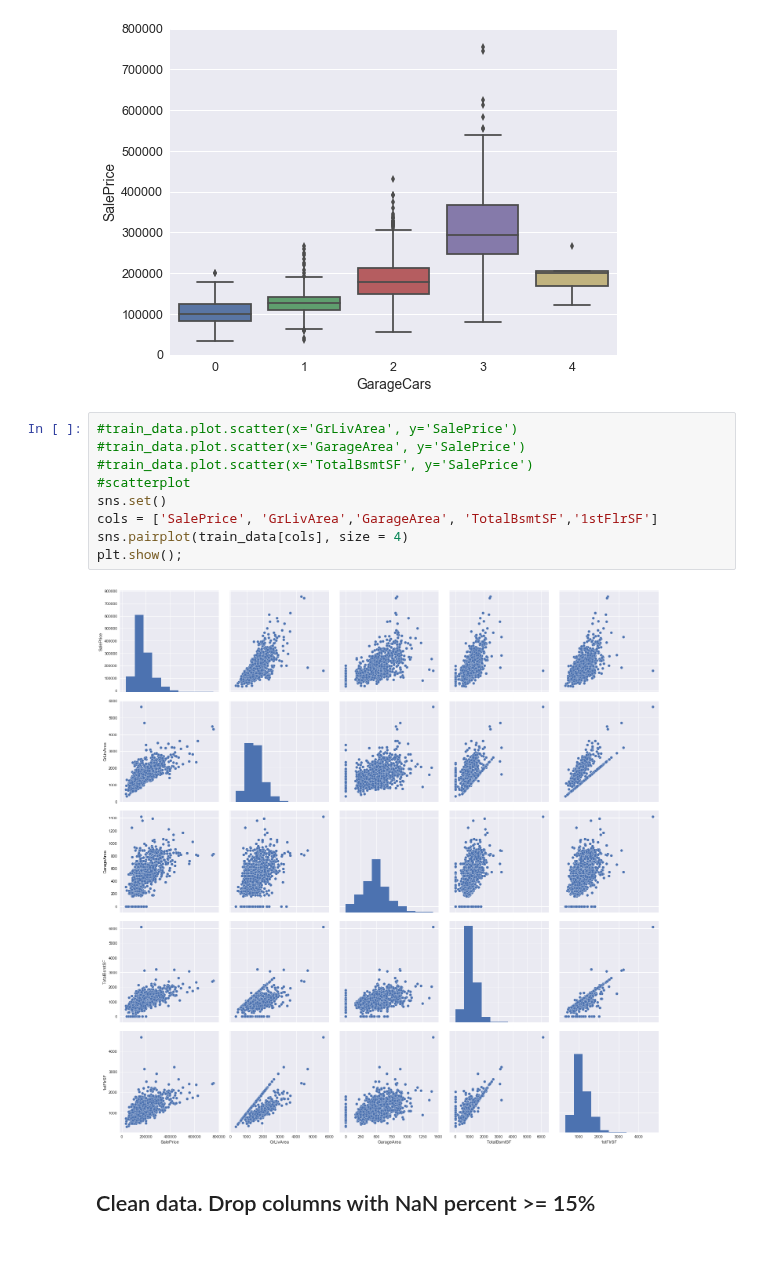
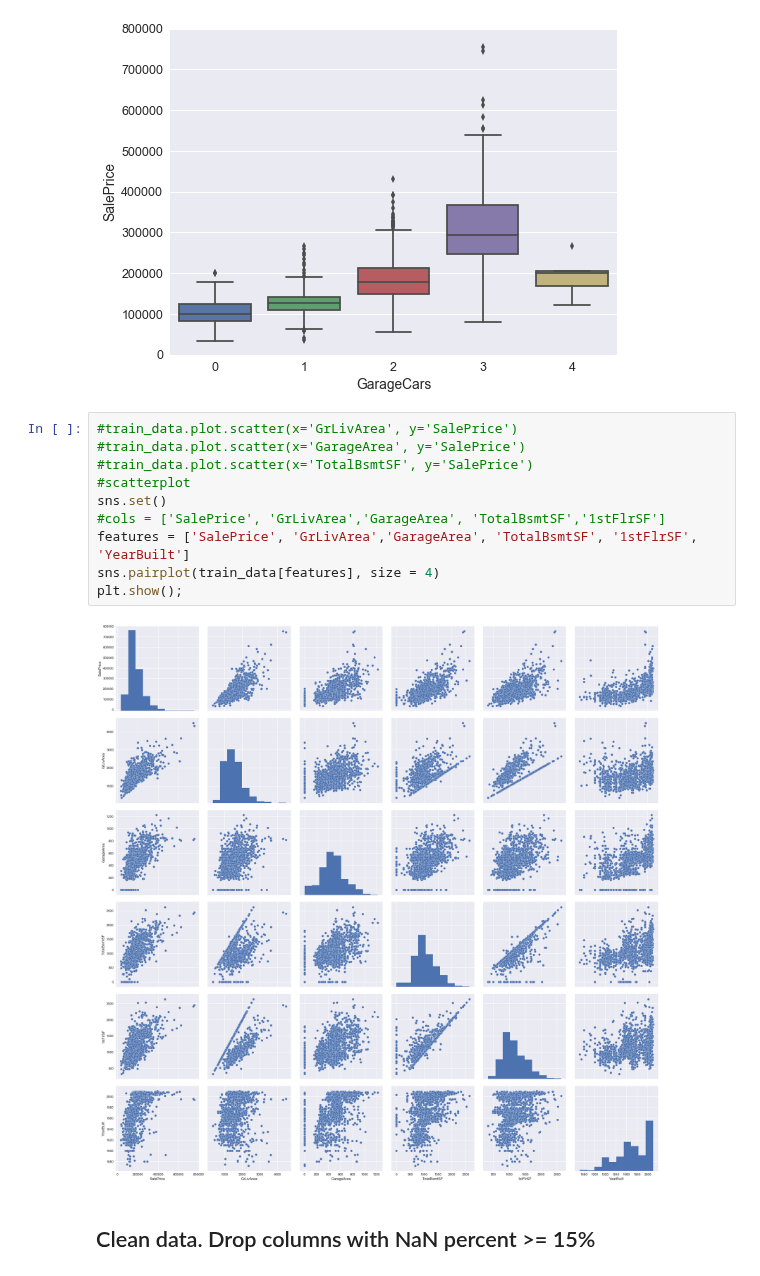
Before and after one commit to latuannetnam/kaggle, a Jupyter notebook: House Prices/House price analysis.ipynb, the cells around one changed output. Drawn from its saved outputs; the diff is of its cells as text.

Commit message:
added feature YearBuild

```diff
--- a/House Prices/House price analysis.ipynb
+++ b/House Prices/House price analysis.ipynb
@@ -210,14 +211,15 @@ fig.axis(ymin=0, ymax=800000);
 # %%
 #train_data.plot.scatter(x='GrLivArea', y='SalePrice')
 #train_data.plot.scatter(x='GarageArea', y='SalePrice')
 #train_data.plot.scatter(x='TotalBsmtSF', y='SalePrice')
 #scatterplot
 sns.set()
-cols = ['SalePrice', 'GrLivArea','GarageArea', 'TotalBsmtSF','1stFlrSF']
-sns.pairplot(train_data[cols], size = 4)
+#cols = ['SalePrice', 'GrLivArea','GarageArea', 'TotalBsmtSF','1stFlrSF']
+features = ['SalePrice', 'GrLivArea','GarageArea', 'TotalBsmtSF', '1stFlrSF', 'YearBuilt']
+sns.pairplot(train_data[features], size = 4)
 plt.show();
 # %% [output]
-[figure, old version]
+[figure, new version]
 # %% [markdown]
 ## Clean data. Drop columns with NaN percent >= 15%
 # %%
```
Also changed, not shown: parts of 25 cells of this notebook, 1 other file.
